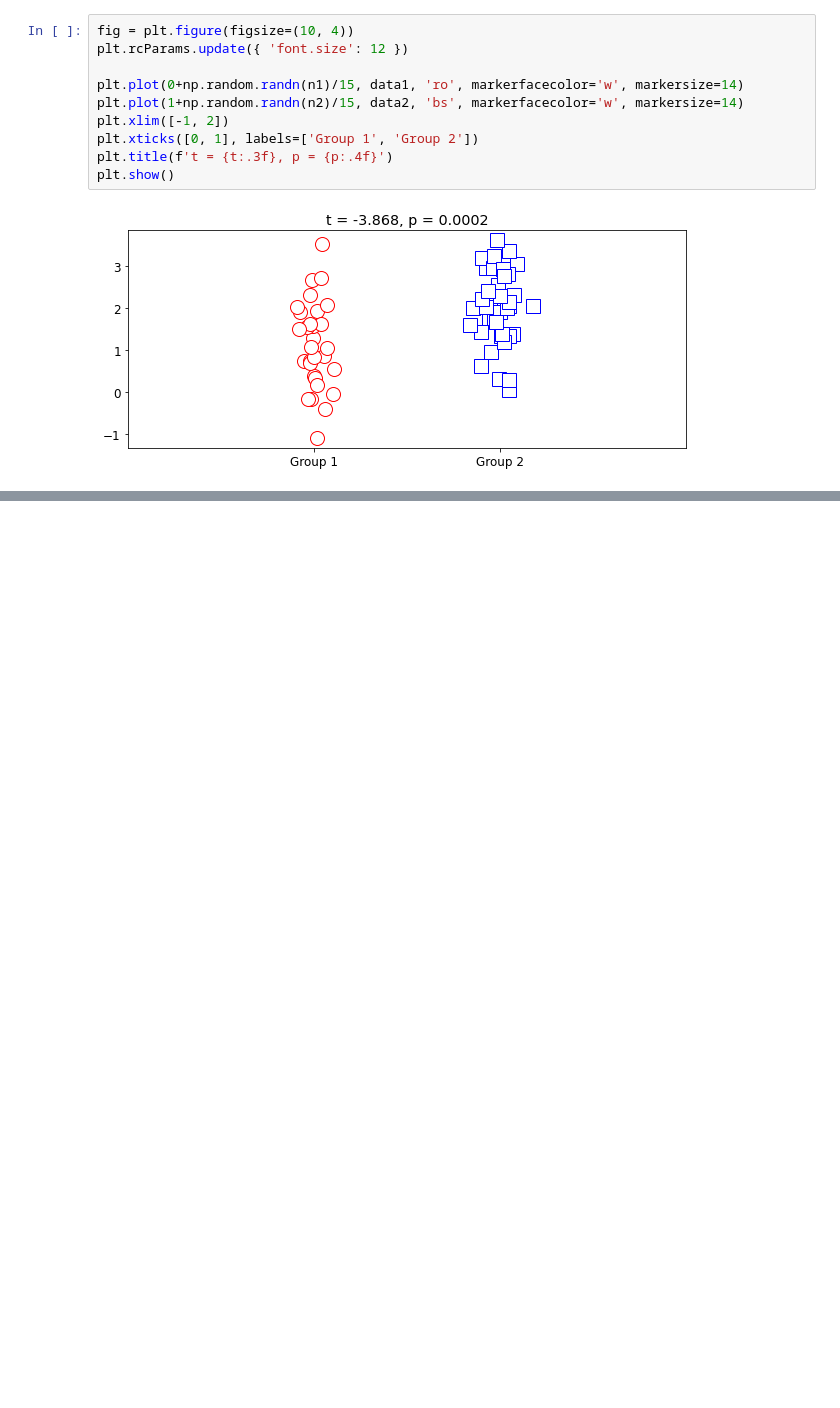
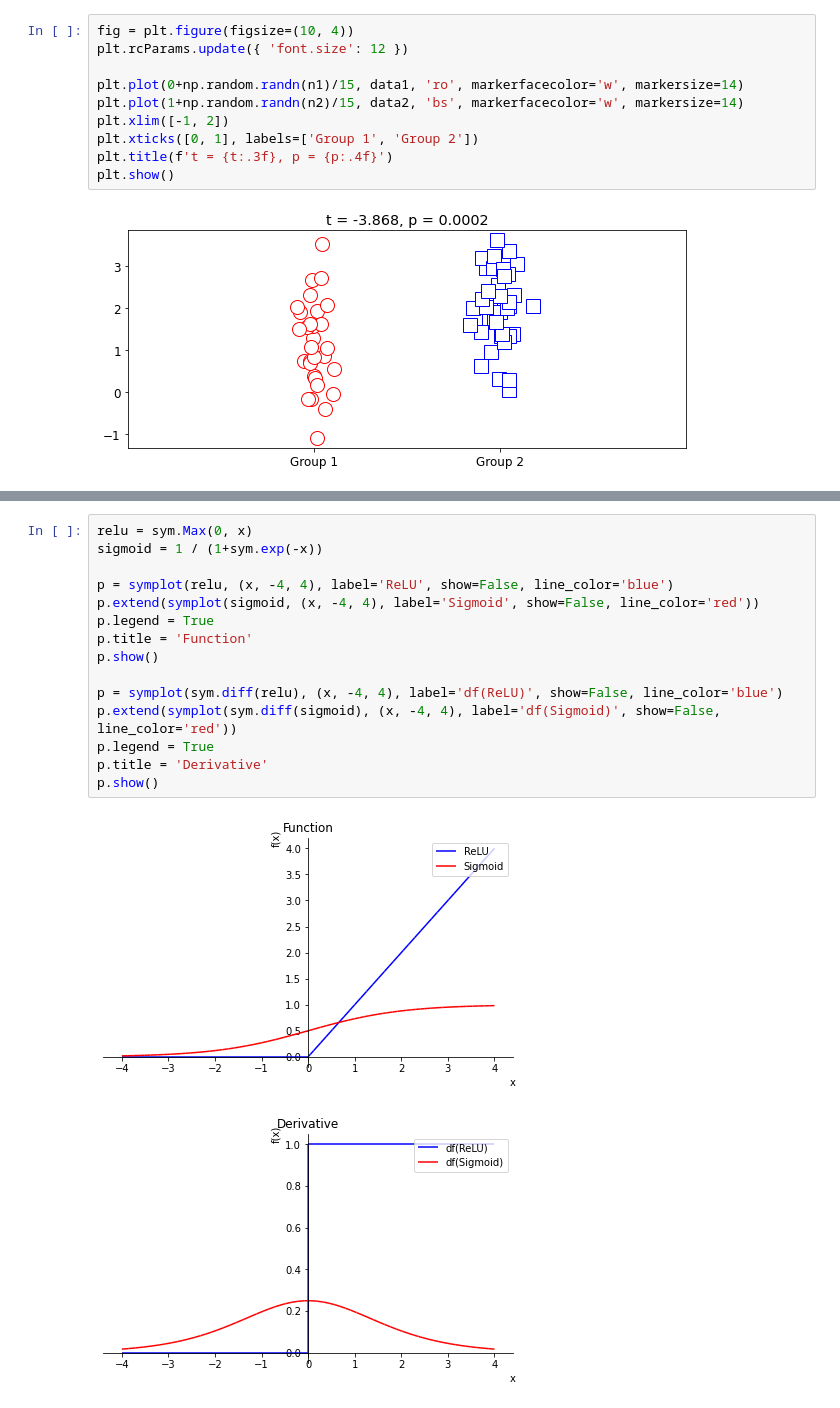
Before and after one commit to kavinda-ravishan/A_deep_understanding_of_deep_learning, a Jupyter notebook: 05 Math, numpy, PyTorch/app.ipynb, the cells around one changed output, grey strips where cells are left out. Cells and saved outputs as stored; diff of their text form; blank space fills up the shorter version.

```diff
--- a/05 Math, numpy, PyTorch/app.ipynb
+++ b/05 Math, numpy, PyTorch/app.ipynb
@@ -632,0 +663,18 @@ plt.show()
+# %%
+relu = sym.Max(0, x)
+sigmoid = 1 / (1+sym.exp(-x))
+
+p = symplot(relu, (x, -4, 4), label='ReLU', show=False, line_color='blue')
+p.extend(symplot(sigmoid, (x, -4, 4), label='Sigmoid', show=False, line_color='red'))
+p.legend = True
+p.title = 'Function'
+p.show()
+
+p = symplot(sym.diff(relu), (x, -4, 4), label='df(ReLU)', show=False, line_color='blue')
+p.extend(symplot(sym.diff(sigmoid), (x, -4, 4), label='df(Sigmoid)', show=False, line_color='red'))
+p.legend = True
+p.title = 'Derivative'
+p.show()
+# %% [output]
+[figure, added]
+[figure, added]
```
Also changed, not shown: parts of 4 cells of this notebook.
